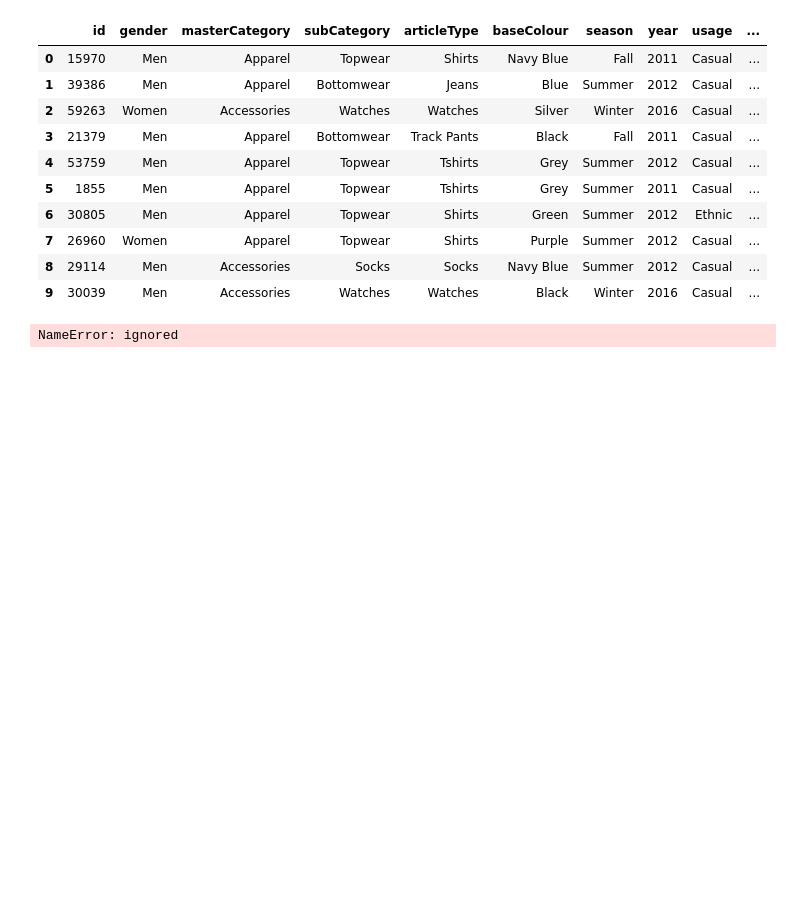
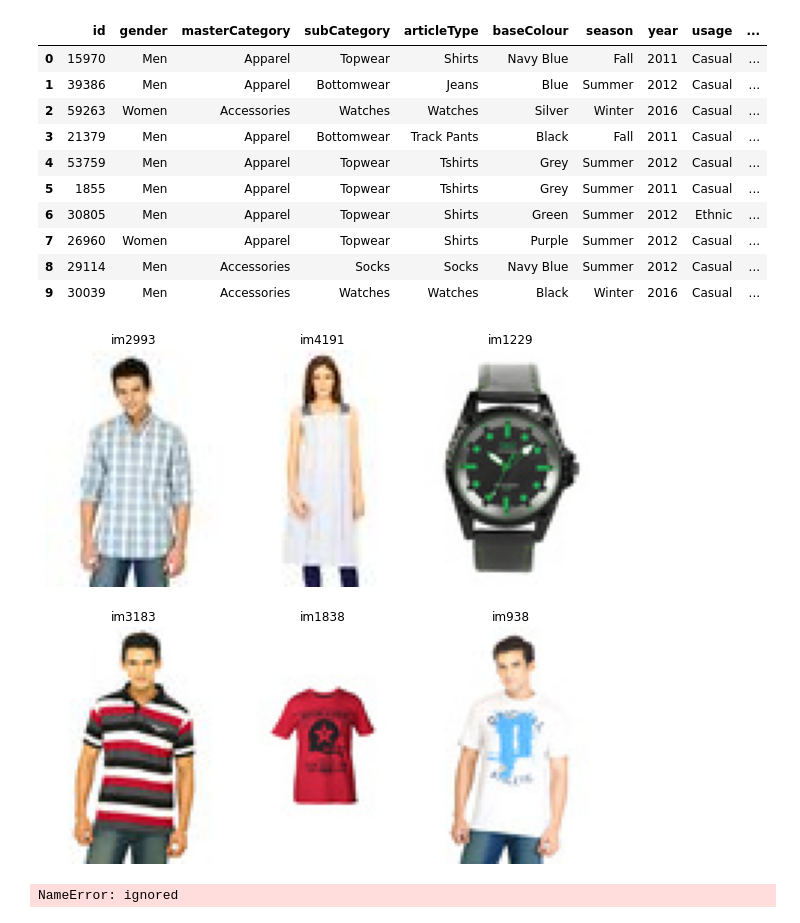
Before and after one commit to zubair761822/Image-Embeddings-, a Jupyter notebook: Building_a_feautures_extraction_using_Python,Spark,CNN.ipynb, the cells around one changed output. Saved outputs shown, nothing was run; the diff lists cells and outputs as text; code cells hidden in the pictures; blank space fills up the shorter version.

```diff
--- a/Building_a_feautures_extraction_using_Python,Spark,CNN.ipynb
+++ b/Building_a_feautures_extraction_using_Python,Spark,CNN.ipynb
@@ -317,3 +206,13 @@ from pyspark.sql.types import *
+# %%
+import matplotlib.pyplot as plt
+import numpy as np
+
+# generation of a dictionary of (title, images)
+figures = {'im'+str(i): load_image(row.image) for i, row in df.sample(6).iterrows()}
+# plot of the images in a figure, with 2 rows and 3 columns
+plot_figures(figures, 2, 3)
+# %% [output]
+[figure, added]
 # %%
 from pyspark.sql.functions import udf
 # %%
```
Also changed, not shown: parts of 42 cells of this notebook.
